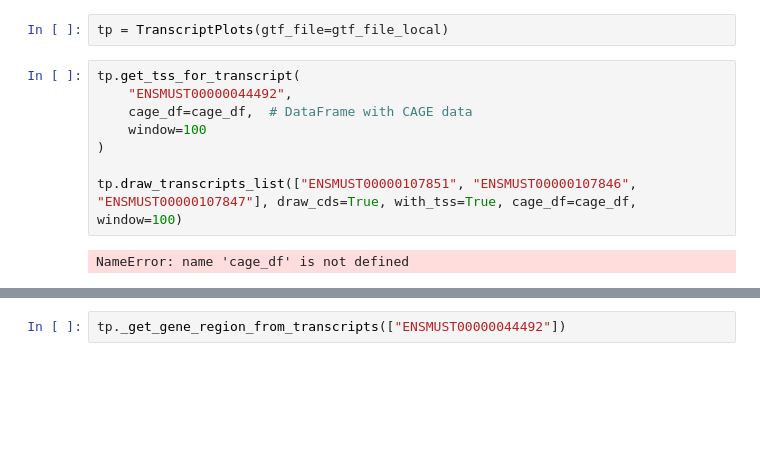
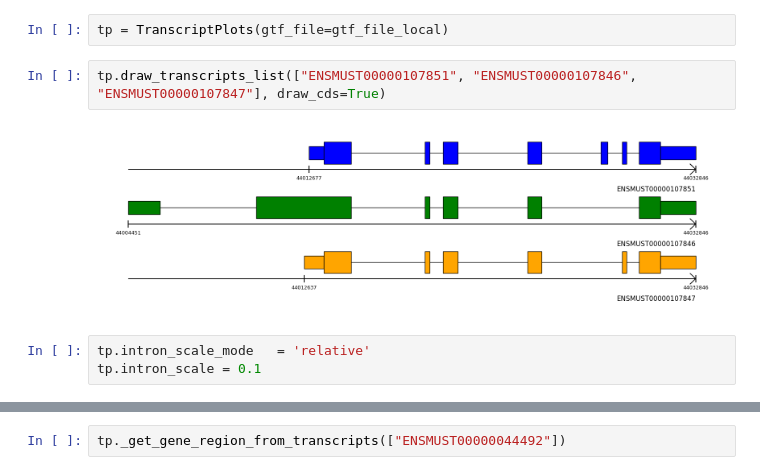
Before and after one commit to cobioda/allos, a Jupyter notebook: nbs/001_transcript_plots.ipynb, the cells around one changed output, grey strips where cells are left out. Saved outputs shown, nothing was run; the diff lists cells and outputs as text; blank space fills up the shorter version.

```diff
--- a/nbs/001_transcript_plots.ipynb
+++ b/nbs/001_transcript_plots.ipynb
@@ -1148,12 +1137,9 @@ To initialise class:
 # %%
 tp = TranscriptPlots(gtf_file=gtf_file_local)
 # %%
-tp.get_tss_for_transcript(
-    "ENSMUST00000044492",
-    cage_df=cage_df,  # DataFrame with CAGE data
-    window=100
-)
-
-tp.draw_transcripts_list(["ENSMUST00000107851", "ENSMUST00000107846", "ENSMUST00000107847"], draw_cds=True, with_tss=True, cage_df=cage_df, window=100)
+tp.draw_transcripts_list(["ENSMUST00000107851", "ENSMUST00000107846", "ENSMUST00000107847"], draw_cds=True)
 # %% [output]
-NameError: name 'cage_df' is not defined
+[figure, added]
+# %%
+tp.intron_scale_mode   = 'relative'
+tp.intron_scale = 0.1
```
Also changed, not shown: parts of 7 cells of this notebook, 2 other files.
